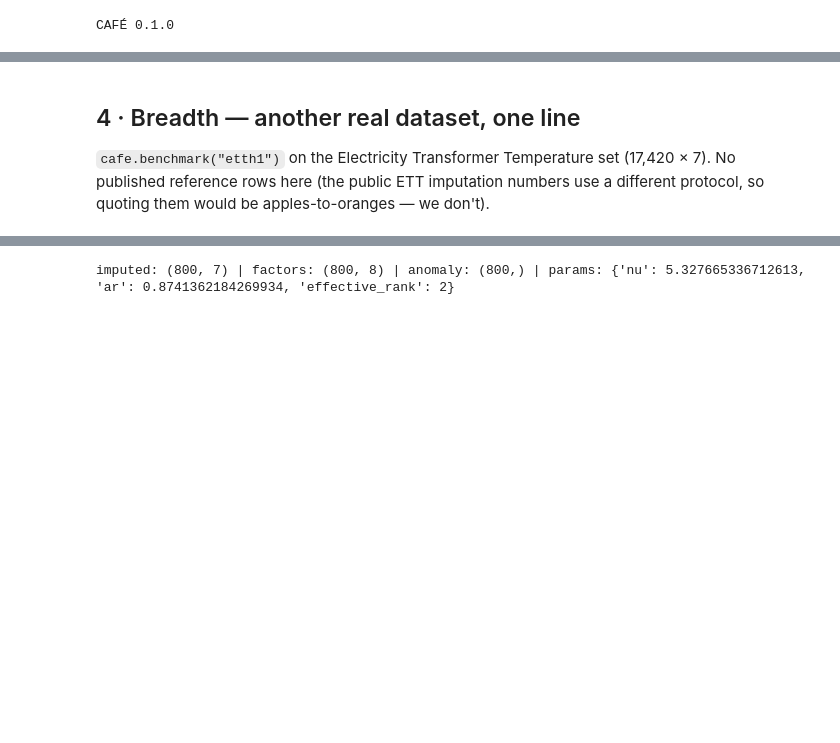
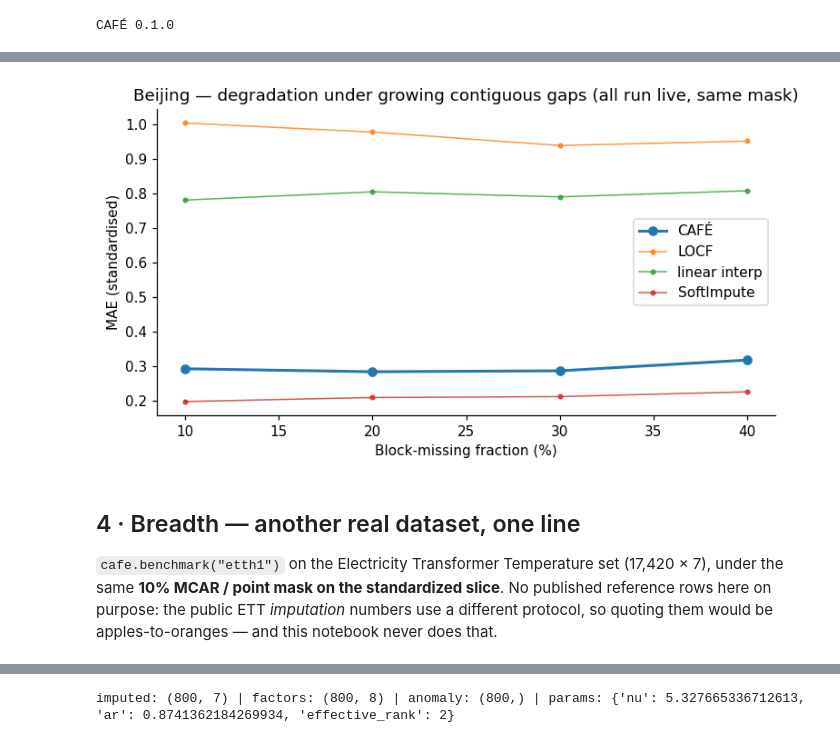
Before and after one commit to sovai-research/cafe, a Jupyter notebook: notebooks/cafe_benchmark.ipynb, the cells around one changed output, grey strips where cells are left out. Saved outputs shown, nothing was run; the diff lists cells and outputs as text; code cells hidden in the pictures; blank space fills up the shorter version.

```diff
--- a/notebooks/cafe_benchmark.ipynb
+++ b/notebooks/cafe_benchmark.ipynb
@@ -176,0 +217,13 @@ BIDIRECTIONAL  (uses the whole series incl. the future — smoothing)
+# %%
+rates = [0.1, 0.2, 0.3, 0.4]
+grid = {}
+for rt in rates:
+    r = cafe.benchmark("beijing", pattern="block", missing=rt, verbose=False)
+    grid[rt] = {row["method"]: row["mae"] for row in r.rows if row["ok"]}
+
+methods = ["CAFÉ", "LOCF", "linear interp", "SoftImpute"]
+print(f"{'block %':>8s}" + "".join(f"{m:>15s}" for m in methods))
+for rt in rates:
+    print(f"{int(rt*100):>7d}%" + "".join(f"{grid[rt].get(m, float('nan')):>15.3f}" for m in methods))
+print("\n(MAE, standardised, 10–40% Block mask on the Beijing slice; lower is better.")
+print(" CAFÉ & LOCF are strictly causal; linear interp & SoftImpute are bidirectional.)")
@@ -177,9 +239,23 @@ BIDIRECTIONAL  (uses the whole series incl. the future — smoothing)
+# %%
+fig, ax = plt.subplots(figsize=(7, 4))
+for m in methods:
+    ys = [grid[rt].get(m, np.nan) for rt in rates]
+    style = dict(marker="o", lw=2) if m == "CAFÉ" else dict(marker=".", lw=1, alpha=0.8)
+    ax.plot([int(rt*100) for rt in rates], ys, label=m, **style)
+ax.set_xlabel("Block-missing fraction (%)")
+ax.set_ylabel("MAE (standardised)")
+ax.set_title("Beijing — degradation under growing contiguous gaps (all run live, same mask)")
+ax.legend()
+plt.tight_layout(); plt.show()
+# %% [output]
+[figure, added]
 # %% [markdown]
 ## 4 · Breadth — another real dataset, one line
 
-`cafe.benchmark("etth1")` on the Electricity Transformer Temperature set (17,420 × 7). No
-published reference rows here (the public ETT imputation numbers use a different protocol,
-so quoting them would be apples-to-oranges — we don't).
+`cafe.benchmark("etth1")` on the Electricity Transformer Temperature set (17,420 × 7), under
+the same **10% MCAR / point mask on the standardized slice**. No published reference rows
+here on purpose: the public ETT *imputation* numbers use a different protocol, so quoting
+them would be apples-to-oranges — and this notebook never does that.
 # %%
 etth1 = cafe.benchmark("etth1", missing=0.1)
 etth1.plot(); plt.tight_layout(); plt.show()
```
Also changed, not shown: parts of 19 cells of this notebook, 11 other files.
